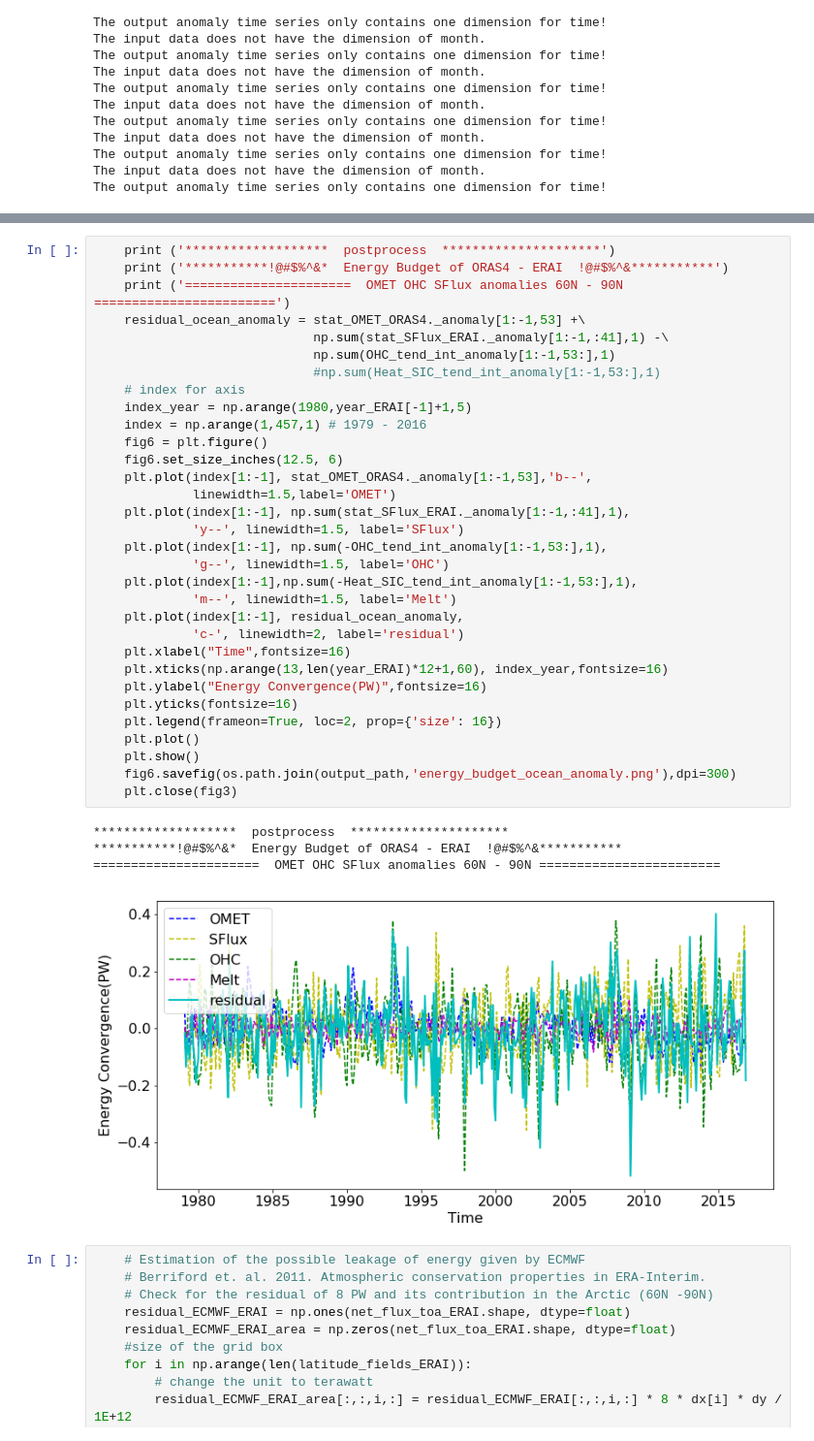
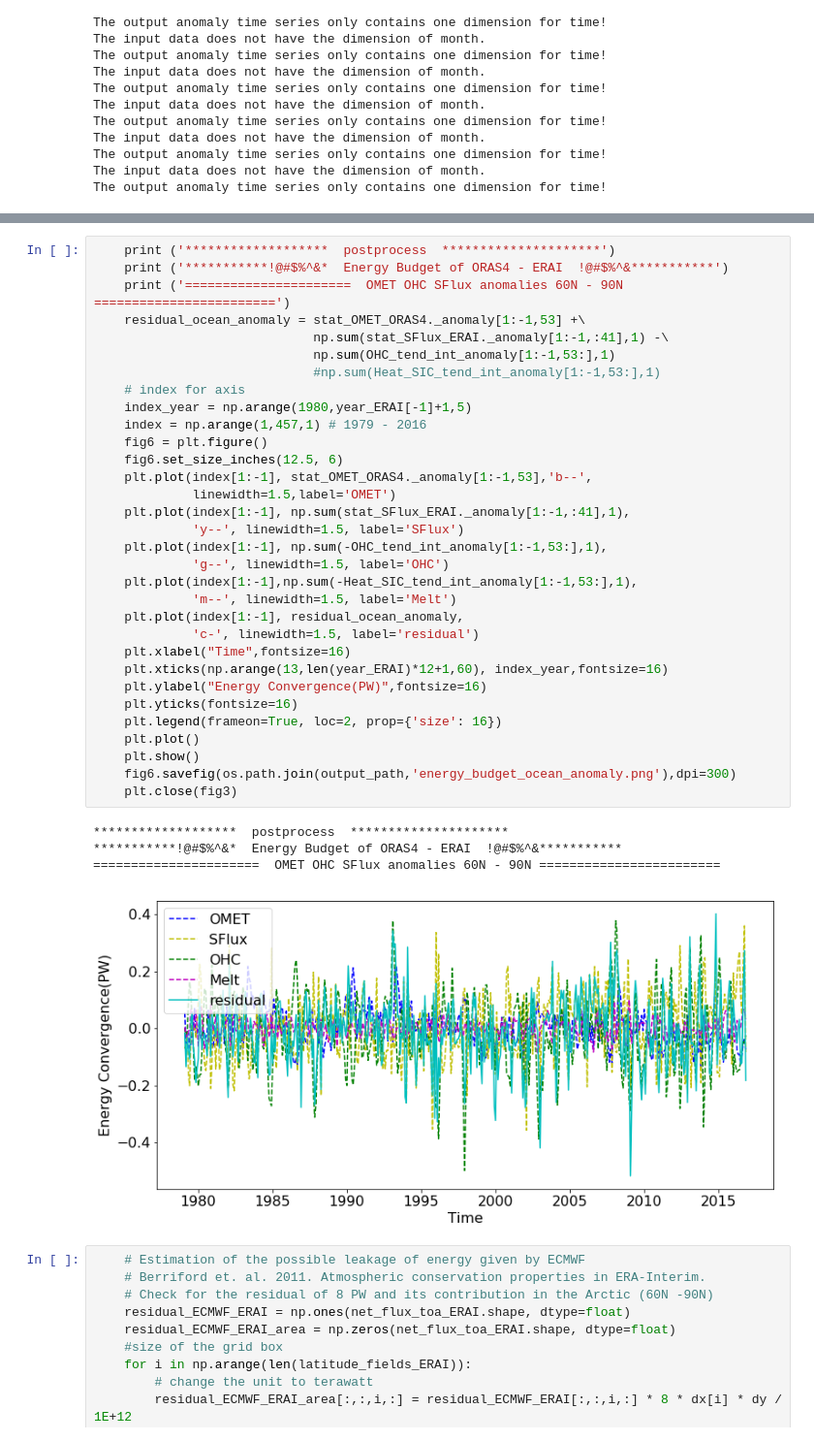
Before and after one commit to geek-yang/AirSeaFlow, a Jupyter notebook: Postprocessing/statistics_xy/stat_energy_budget.ipynb, the cells around one changed output, grey strips where cells are left out. Shown at 97% size. Cells and saved outputs as stored; diff of their text form.

```diff
--- a/Postprocessing/statistics_xy/stat_energy_budget.ipynb
+++ b/Postprocessing/statistics_xy/stat_energy_budget.ipynb
@@ -438,35 +480,35 @@ Correlation Rtoa-Residual
                              np.sum(stat_SFlux_ERAI._anomaly[1:-1,:41],1) -\
                              np.sum(OHC_tend_int_anomaly[1:-1,53:],1)
                              #np.sum(Heat_SIC_tend_int_anomaly[1:-1,53:],1)
     # index for axis
     index_year = np.arange(1980,year_ERAI[-1]+1,5)
     index = np.arange(1,457,1) # 1979 - 2016
     fig6 = plt.figure()
     fig6.set_size_inches(12.5, 6)
     plt.plot(index[1:-1], stat_OMET_ORAS4._anomaly[1:-1,53],'b--',
              linewidth=1.5,label='OMET')
     plt.plot(index[1:-1], np.sum(stat_SFlux_ERAI._anomaly[1:-1,:41],1),
              'y--', linewidth=1.5, label='SFlux')
     plt.plot(index[1:-1], np.sum(-OHC_tend_int_anomaly[1:-1,53:],1),
              'g--', linewidth=1.5, label='OHC')
     plt.plot(index[1:-1],np.sum(-Heat_SIC_tend_int_anomaly[1:-1,53:],1),
              'm--', linewidth=1.5, label='Melt')
     plt.plot(index[1:-1], residual_ocean_anomaly,
-             'c-', linewidth=2, label='residual')
+             'c-', linewidth=1.5, label='residual')
     plt.xlabel("Time",fontsize=16)
     plt.xticks(np.arange(13,len(year_ERAI)*12+1,60), index_year,fontsize=16)
     plt.ylabel("Energy Convergence(PW)",fontsize=16)
     plt.yticks(fontsize=16)
     plt.legend(frameon=True, loc=2, prop={'size': 16})
     plt.plot()
     plt.show()
     fig6.savefig(os.path.join(output_path,'energy_budget_ocean_anomaly.png'),dpi=300)
     plt.close(fig3)
 # %% [output]
 *******************  postprocess  *********************
 ***********!@#$%^&*  Energy Budget of ORAS4 - ERAI  !@#$%^&***********
 ======================  OMET OHC SFlux anomalies 60N - 90N ========================
-[figure, old version]
+[figure, new version]
 # %%
     # Estimation of the possible leakage of energy given by ECMWF
     # Berriford et. al. 2011. Atmospheric conservation properties in ERA-Interim.
```
Also changed, not shown: parts of 5 cells of this notebook.
